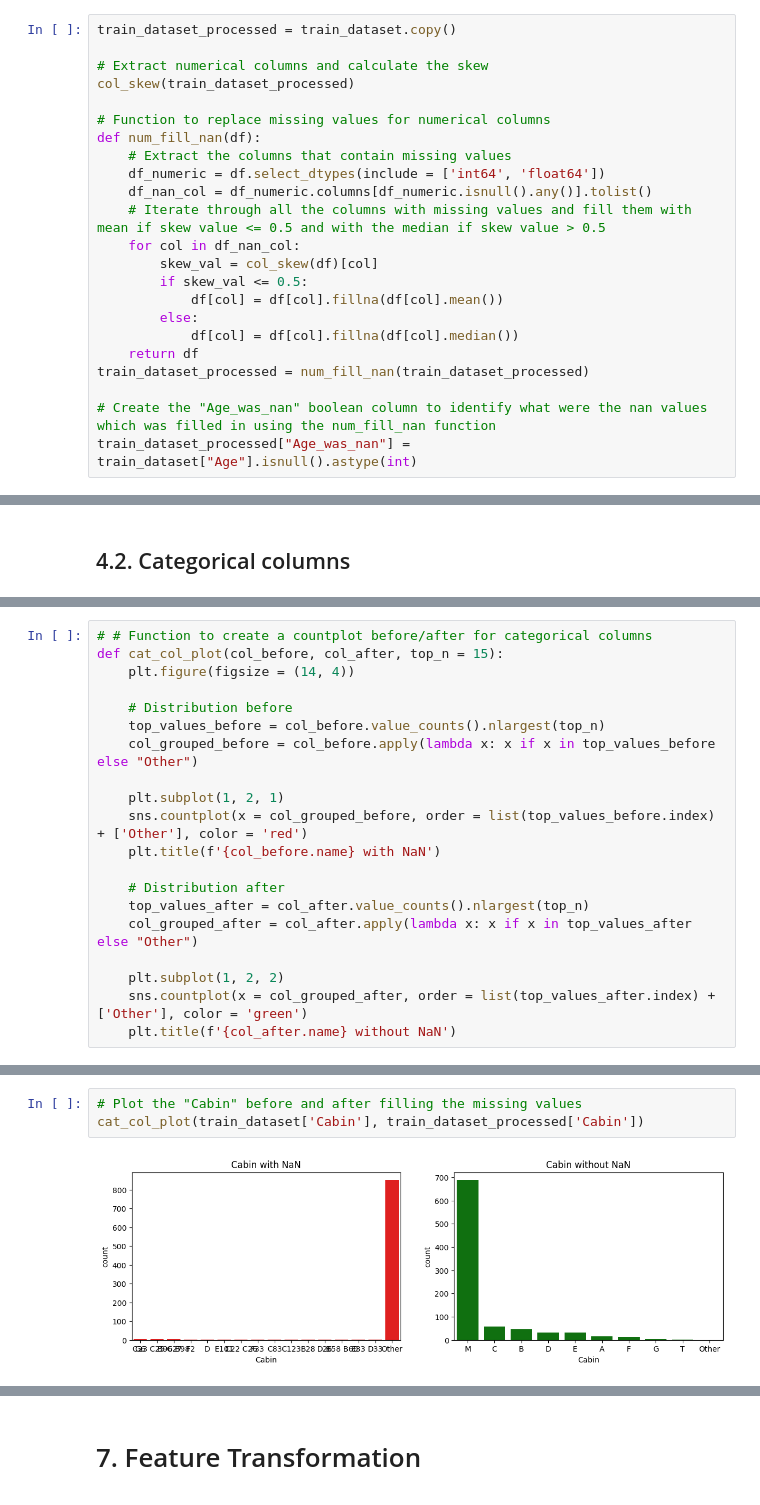
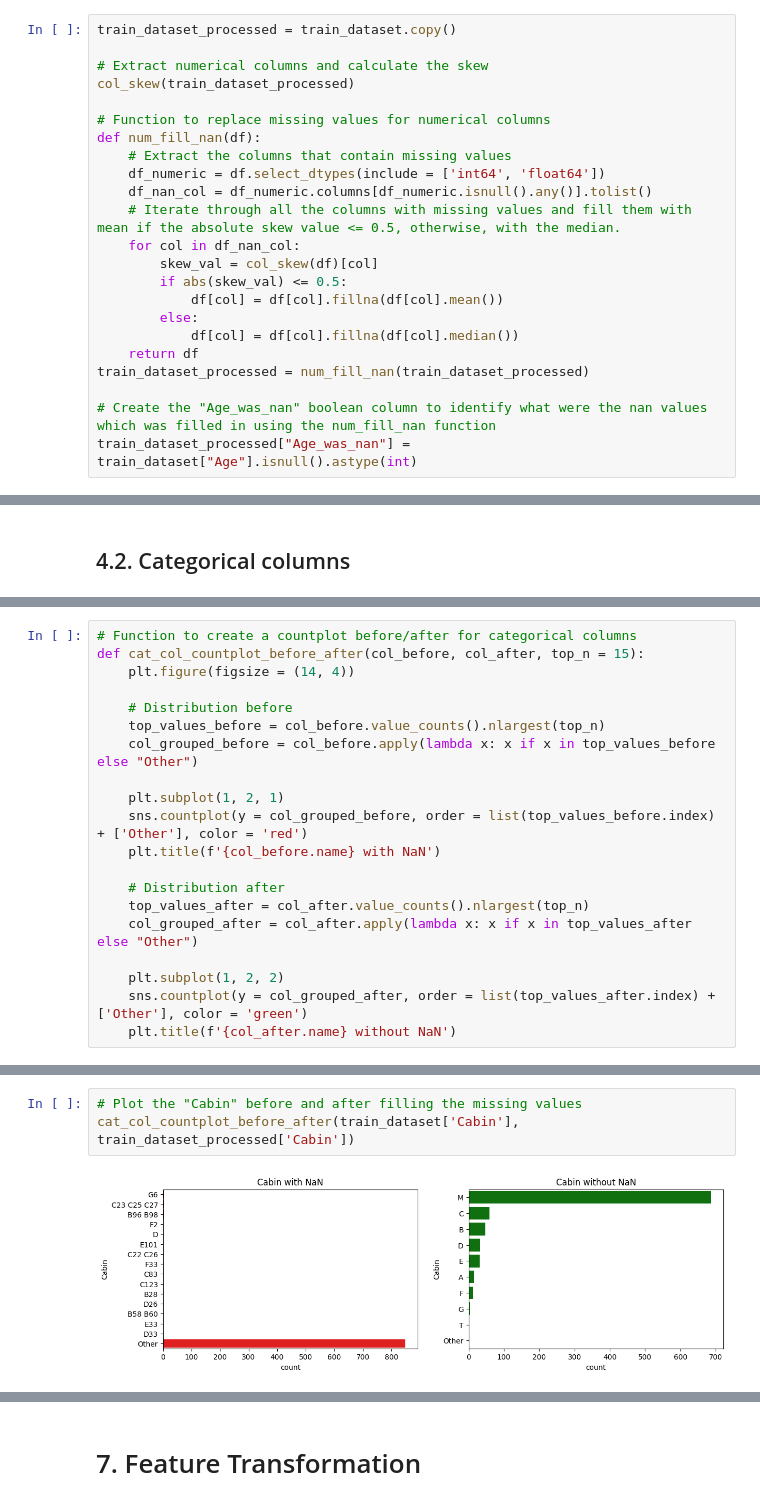
Before and after one commit to catalinm955/Titanic-ML, a Jupyter notebook: notebooks/01_EDA.ipynb, the cells around one changed output, grey strips where cells are left out. Cells and saved outputs as stored; diff of their text form.

```diff
--- a/notebooks/01_EDA.ipynb
+++ b/notebooks/01_EDA.ipynb
@@ -151,10 +168,10 @@ def num_fill_nan(df):
     # Extract the columns that contain missing values
     df_numeric = df.select_dtypes(include = ['int64', 'float64'])
     df_nan_col = df_numeric.columns[df_numeric.isnull().any()].tolist()
-    # Iterate through all the columns with missing values and fill them with mean if skew value <= 0.5 and with the median if skew value > 0.5
+    # Iterate through all the columns with missing values and fill them with mean if the absolute skew value <= 0.5, otherwise, with the median.
     for col in df_nan_col:
         skew_val = col_skew(df)[col]
-        if skew_val <= 0.5:
+        if abs(skew_val) <= 0.5:
             df[col] = df[col].fillna(df[col].mean())
         else:
             df[col] = df[col].fillna(df[col].median())
@@ -204,6 +258,6 @@ num_col_hist(train_dataset['Age'], train_dataset_processed['Age'])
 # %%
-# # Function to create a countplot before/after for categorical columns
-def cat_col_plot(col_before, col_after, top_n = 15):
+# Function to create a countplot before/after for categorical columns
+def cat_col_countplot_before_after(col_before, col_after, top_n = 15):
     plt.figure(figsize = (14, 4))
 
     # Distribution before
@@ -211,7 +265,7 @@ def cat_col_plot(col_before, col_after, top_n = 15):
     col_grouped_before = col_before.apply(lambda x: x if x in top_values_before else "Other")
 
     plt.subplot(1, 2, 1)
-    sns.countplot(x = col_grouped_before, order = list(top_values_before.index) + ['Other'], color = 'red')
+    sns.countplot(y = col_grouped_before, order = list(top_values_before.index) + ['Other'], color = 'red')
     plt.title(f'{col_before.name} with NaN')
 
     # Distribution after
@@ -219,5 +273,5 @@ def cat_col_plot(col_before, col_after, top_n = 15):
     col_grouped_after = col_after.apply(lambda x: x if x in top_values_after else "Other")
 
     plt.subplot(1, 2, 2)
-    sns.countplot(x = col_grouped_after, order = list(top_values_after.index) + ['Other'], color = 'green')
+    sns.countplot(y = col_grouped_after, order = list(top_values_after.index) + ['Other'], color = 'green')
     plt.title(f'{col_after.name} without NaN')
@@ -224,5 +280,5 @@ def cat_col_plot(col_before, col_after, top_n = 15):
 # %%
 # Plot the "Cabin" before and after filling the missing values
-cat_col_plot(train_dataset['Cabin'], train_dataset_processed['Cabin'])
+cat_col_countplot_before_after(train_dataset['Cabin'], train_dataset_processed['Cabin'])
 # %% [output]
-[figure, old version]
+[figure, new version]
```
Also changed, not shown: parts of 58 cells of this notebook.
